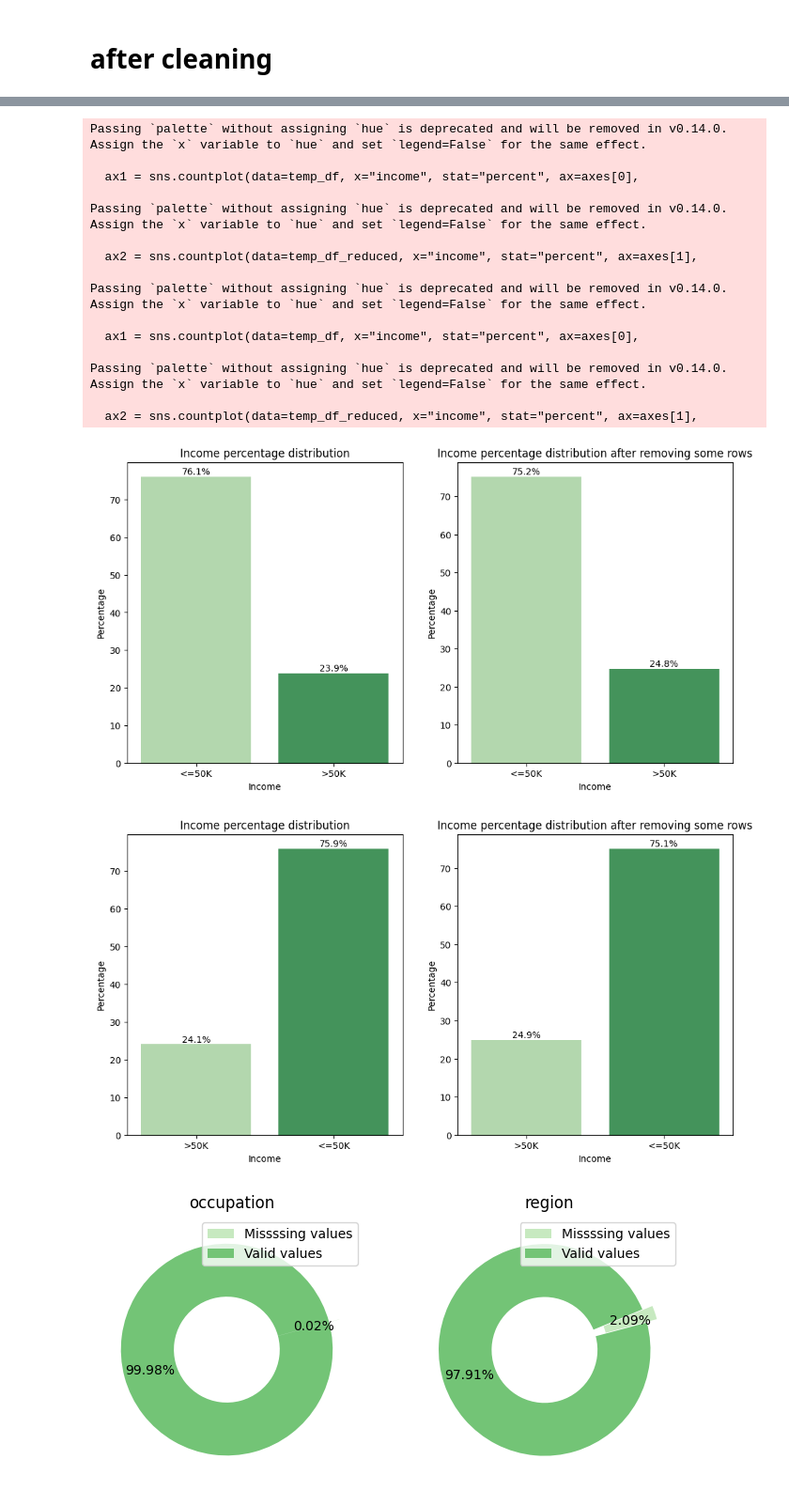
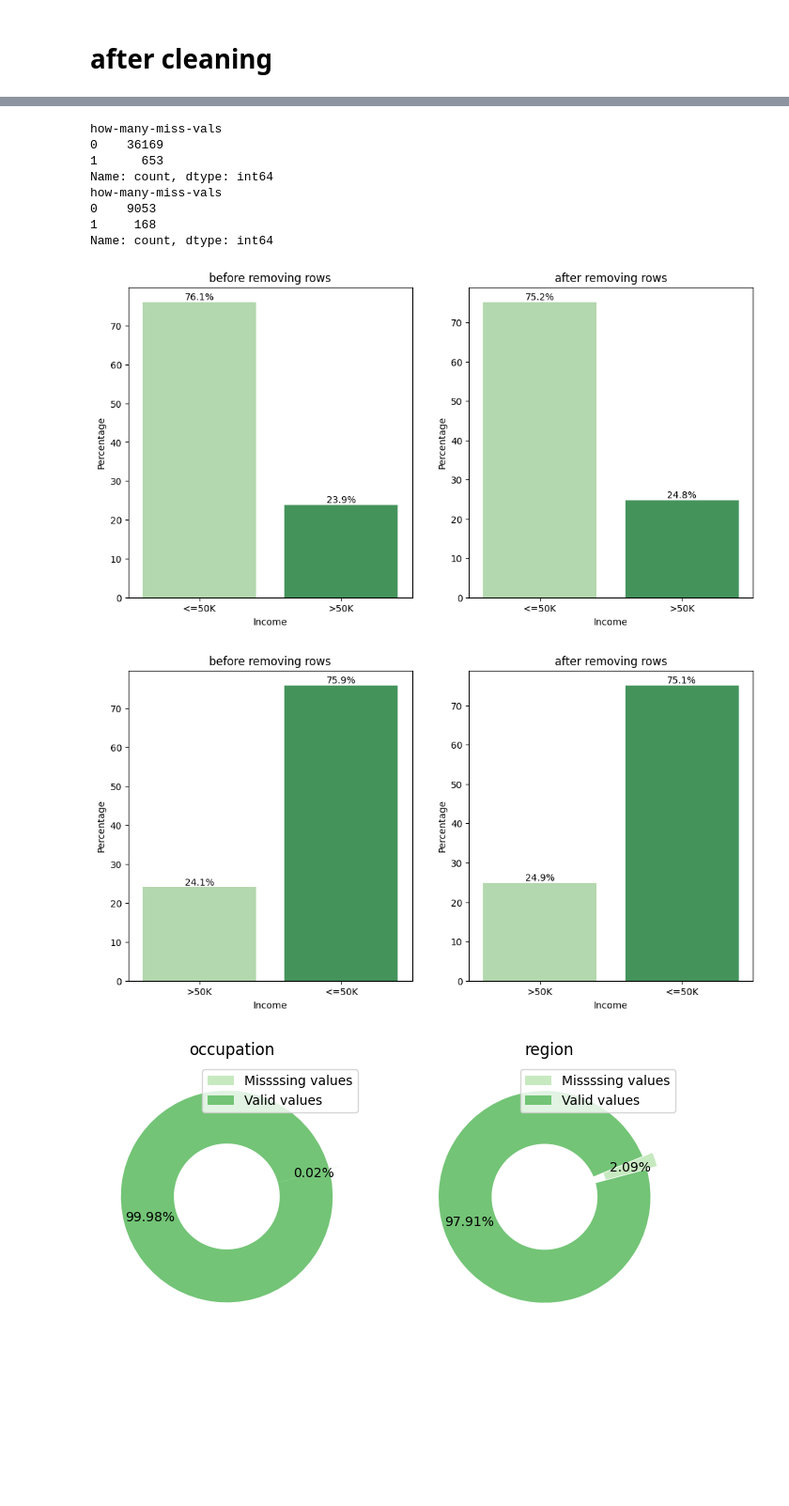
Before and after one commit to Staszek15/Data-Mining-Project, a Jupyter notebook: adults_cleaning.ipynb, the cells around one changed output, grey strips where cells are left out. Shown at 94% size. Drawn from its saved outputs; the diff is of its cells as text; code cells hidden in the pictures; blank space fills up the shorter version.

```diff
--- a/adults_cleaning.ipynb
+++ b/adults_cleaning.ipynb
@@ -218,8 +217,8 @@ def nulls_table(data, threshold):
     print(nulls)
     fig, axes = plt.subplots(1, 2, figsize=(12,6))
 
-    ax1 = sns.countplot(data=temp_df, x="income", stat="percent", ax=axes[0],
-                        palette="Greens")
+    ax1 = sns.countplot(data=temp_df, x="income", hue="income", stat="percent", ax=axes[0],
+                        palette="Greens", legend=False)
     ax1.set_ylabel("Percentage")
     ax1.set_xlabel("Income")
     ax1.set_title("before removing rows")
@@ -231,8 +230,8 @@ def nulls_table(data, threshold):
                     textcoords='offset points')
 
 
-    ax2 = sns.countplot(data=temp_df_reduced, x="income", stat="percent", ax=axes[1],
-                        palette="Greens")
+    ax2 = sns.countplot(data=temp_df_reduced, x="income", hue='income',stat="percent", ax=axes[1],
+                        palette="Greens", legend=False)
     ax2.set_ylabel("Percentage")
     ax2.set_xlabel("Income")
     ax2.set_title("after removing rows")
@@ -285,7 +275,7 @@ def cleaning_function(data_, reg_map):
 
     less_nulls = nulls_table(data,1)
 
-    less_nulls["native-country"] = less_nulls["native-country"].map(region_mapping, na_action="ignore")
+    less_nulls["native-country"] = less_nulls["native-country"].map(reg_map, na_action="ignore")
     less_nulls = less_nulls.rename(columns={'native-country':'region'})
 
     bins= [0,18,25,31,41,51,61,71,150]
@@ -295,22 +285,16 @@ def cleaning_function(data_, reg_map):
     return less_nulls
 # %%
 cleaned = cleaning_function(df, region_mapping)
+save('imb_train')
 cleaned_test = cleaning_function(df_test, region_mapping)
 # %% [output]
-Passing `palette` without assigning `hue` is deprecated and will be removed in v0.14.0. Assign the `x` variable to `hue` and set `legend=False` for the same effect.
-
-  ax1 = sns.countplot(data=temp_df, x="income", stat="percent", ax=axes[0],
-
-Passing `palette` without assigning `hue` is deprecated and will be removed in v0.14.0. Assign the `x` variable to `hue` and set `legend=False` for the same effect.
-
-  ax2 = sns.countplot(data=temp_df_reduced, x="income", stat="percent", ax=axes[1],
-
-Passing `palette` without assigning `hue` is deprecated and will be removed in v0.14.0. Assign the `x` variable to `hue` and set `legend=False` for the same effect.
-
-  ax1 = sns.countplot(data=temp_df, x="income", stat="percent", ax=axes[0],
-
-Passing `palette` without assigning `hue` is deprecated and will be removed in v0.14.0. Assign the `x` variable to `hue` and set `legend=False` for the same effect.
-
-  ax2 = sns.countplot(data=temp_df_reduced, x="income", stat="percent", ax=axes[1],
+how-many-miss-vals
+0    36169
+1      653
+Name: count, dtype: int64
+how-many-miss-vals
+0    9053
+1     168
+Name: count, dtype: int64
-[figure, old version]
+[figure, new version]
-[figure, old version]
+[figure, new version]
```
Also changed, not shown: parts of 6 cells of this notebook, 9 other files.
